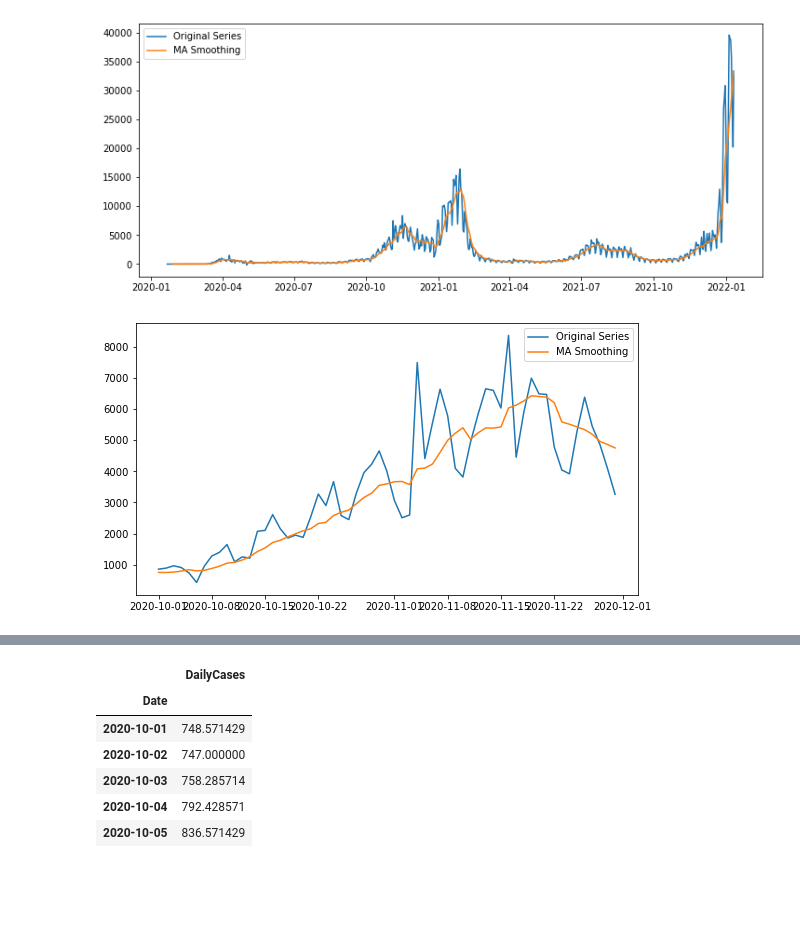
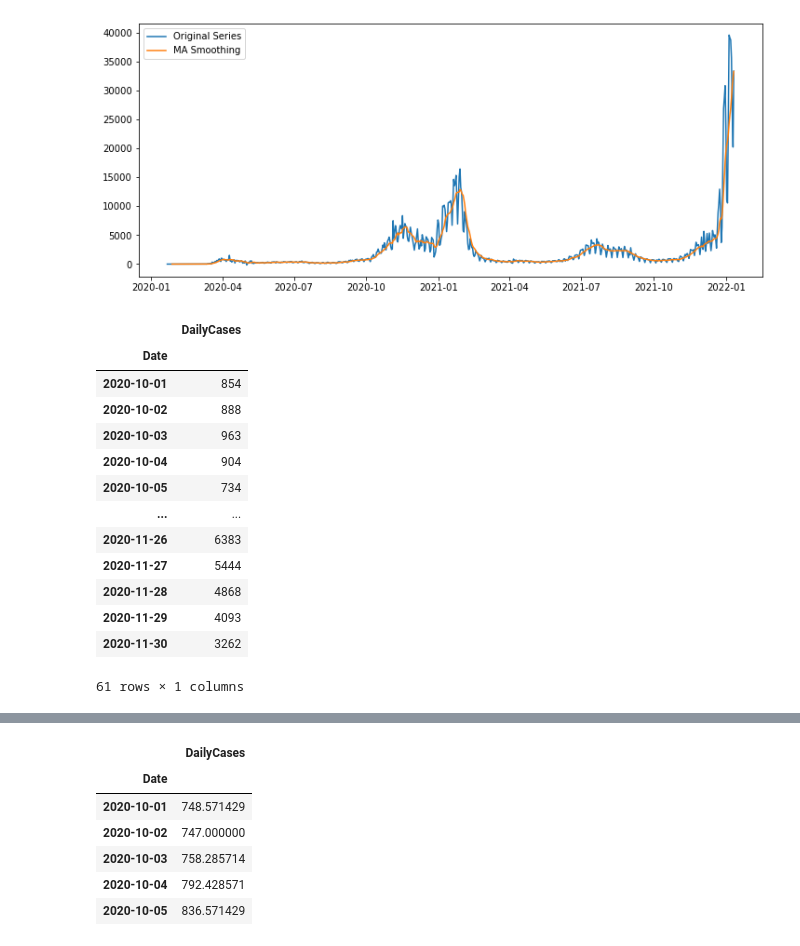
Before and after one commit to miguelince/forecast-covid-infections, a Jupyter notebook: main_code.ipynb, the cells around one changed output, grey strips where cells are left out. Saved outputs shown, nothing was run; the diff lists cells and outputs as text; code cells hidden in the pictures; blank space fills up the shorter version.

```diff
--- a/main_code.ipynb
+++ b/main_code.ipynb
@@ -150,14 +162,6 @@ plt.legend()
 plt.show()
 # %% [output]
 [figure]
-# %%
-plt.figure(figsize=(9,5))
-plt.plot(series.loc['2020-10-01':'2020-11-30','DailyCases'], label='Original Series')
-plt.plot(rolling_mean.loc['2020-10-01':'2020-11-30','DailyCases'], label = 'MA Smoothing')
-plt.legend()
-plt.show()
-# %% [output]
-[figure, old version]
 # %%
 # split into train and test data
 df_train = rolling_mean.loc['2020-10-01':'2020-11-30',:]
@@ -164,0 +171,17 @@ df_test = rolling_mean.loc['2020-12-01':'2020-12-07',:]
+# %%
+series_orig
+# %% [output]
+|  | DailyCases |
+| Date |  |
+| 2020-10-01 | 854 |
+| 2020-10-02 | 888 |
+| 2020-10-03 | 963 |
+| 2020-10-04 | 904 |
+| 2020-10-05 | 734 |
+| ... | ... |
+| 2020-11-26 | 6383 |
+| 2020-11-27 | 5444 |
+| 2020-11-28 | 4868 |
+| 2020-11-29 | 4093 |
+| 2020-11-30 | 3262 |
+61 rows × 1 columns
```
Also changed, not shown: parts of 12 cells of this notebook.
